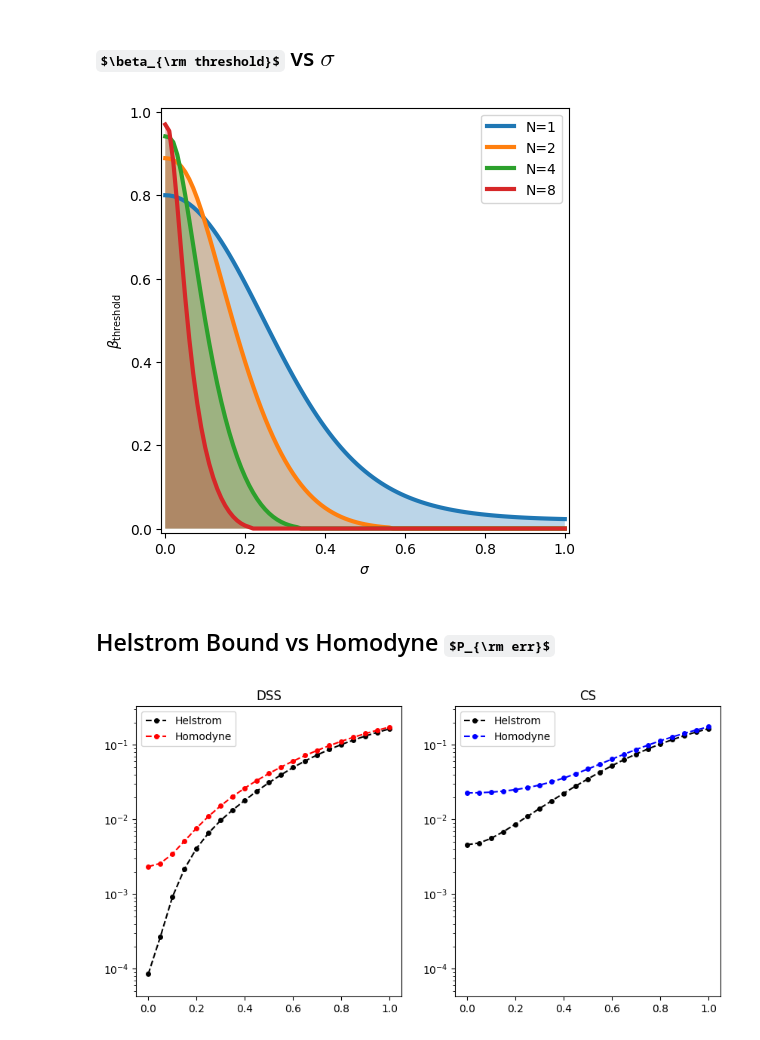
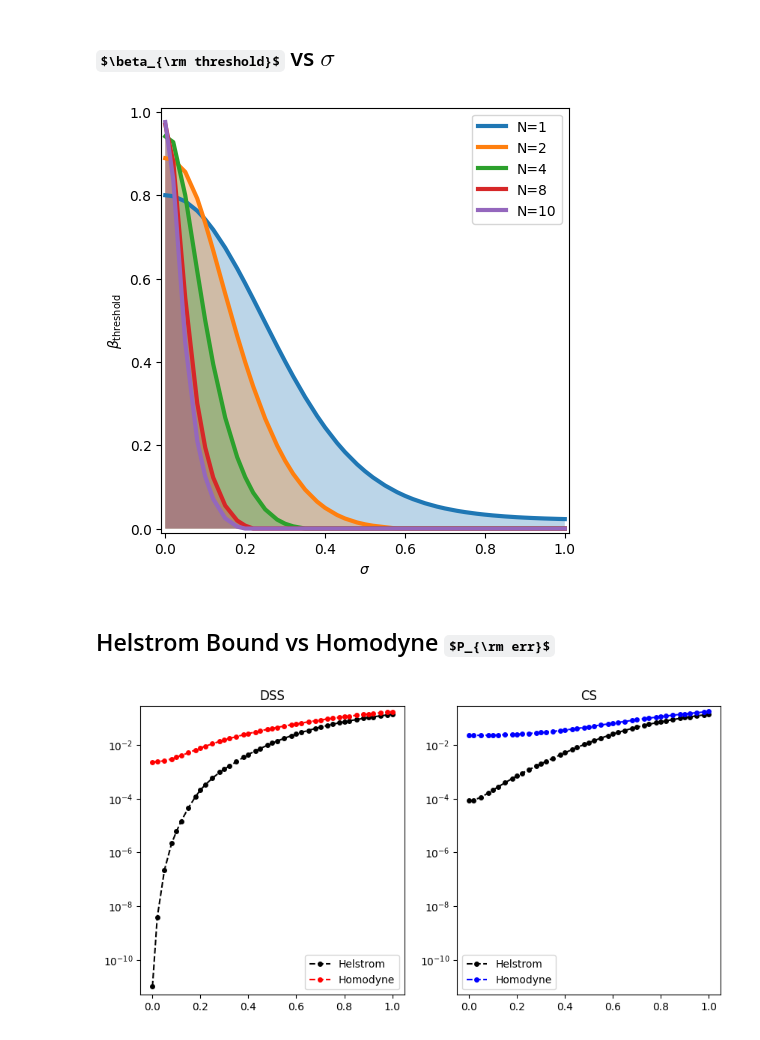
Before and after one commit to KPourgourides/Quantum-Communications-Internship-IRIDA-, a Jupyter notebook: testing_phase_diff.ipynb, the cells around one changed output. Cells and saved outputs as stored; diff of their text form; code cells hidden in the pictures; some formulas as TeX source.

Commit message:
made function for plotting helstrom bound

```diff
--- a/testing_phase_diff.ipynb
+++ b/testing_phase_diff.ipynb
@@ -78,48 +72,33 @@ pd.optimal_squeezing_noisefree()
 ## $\beta_{\rm threshold}$ vs $\sigma$
 # %%
 reload_protocols()
-pd.beta_threshold_vs_sigma(N_values=[1, 2, 4, 8], sigmas=sigmas)
+pd.beta_threshold_vs_sigma(N_values=[1, 2, 4, 8, 10], sigmas=sigmas_test)
 # %% [output]
-[figure, old version]
+[figure, new version]
 # %% [markdown]
 ## Helstrom Bound vs Homodyne $P_{\rm err}$
 # %%
 reload_protocols()
-p_helstrom_dss = pd.helstrom_bound(N=1,
+p_helstrom_dss = pd.helstrom_bound(N=2,
                                    beta_opt_dict = beta_opt_dict,
                                    sigmas= sigmas_test,
                                    fock_cutoff=100)
-p_helstrom_cs = pd.helstrom_bound(N=1,
+p_helstrom_cs = pd.helstrom_bound(N=2,
                                   beta_opt_dict = 0,
                                   sigmas= sigmas_test,
                                   fock_cutoff=100)
 # %%
 reload_protocols()
-p_dss_hd = pd.perr_vs_sigma(N=1,
+p_dss_hd = pd.perr_vs_sigma(N=2,
                             beta_opt_dict = beta_opt_dict,
                             sigmas = sigmas_test,
                             cs=False)
-p_cs_hd = pd.perr_vs_sigma(N=1,
+p_cs_hd = pd.perr_vs_sigma(N=2,
                            beta_opt_dict = beta_opt_dict,
                            sigmas = sigmas_test,
                            cs=True)
 # %%
-fig, ax = plt.subplots(1, 2, figsize=(10,5))
-
-ax[0].set_title('DSS')
-ax[0].plot(sigmas_test, p_helstrom_dss, linestyle='--', marker='o', markersize=4, color='k', label='Helstrom')
-ax[0].plot(sigmas_test, p_dss_hd, linestyle='--', marker='o', markersize=4, color='r', label='Homodyne')
-ax[0].set_yscale('log')
-
-ax[1].set_title('CS')
-ax[1].plot(sigmas_test, p_helstrom_cs, linestyle='--', marker='o', markersize=4, color='k', label='Helstrom')
-ax[1].plot(sigmas_test, p_cs_hd, linestyle='--', marker='o', markersize=4, color='b', label='Homodyne')
-ax[1].set_yscale('log')
-
-for axis in ax:
-    axis.set_ylim(min(p_helstrom_dss)/2, 2*max(p_helstrom_dss))
-    axis.legend()
-
-plt.show()
+reload_protocols()
+pd.plot_helstrom_vs_homodyne(sigmas_test, (p_helstrom_cs, p_helstrom_dss), (p_cs_hd, p_dss_hd))
 # %% [output]
-[figure, old version]
+[figure, new version]
```
Also changed, not shown: parts of 3 cells of this notebook, 1 other file.
